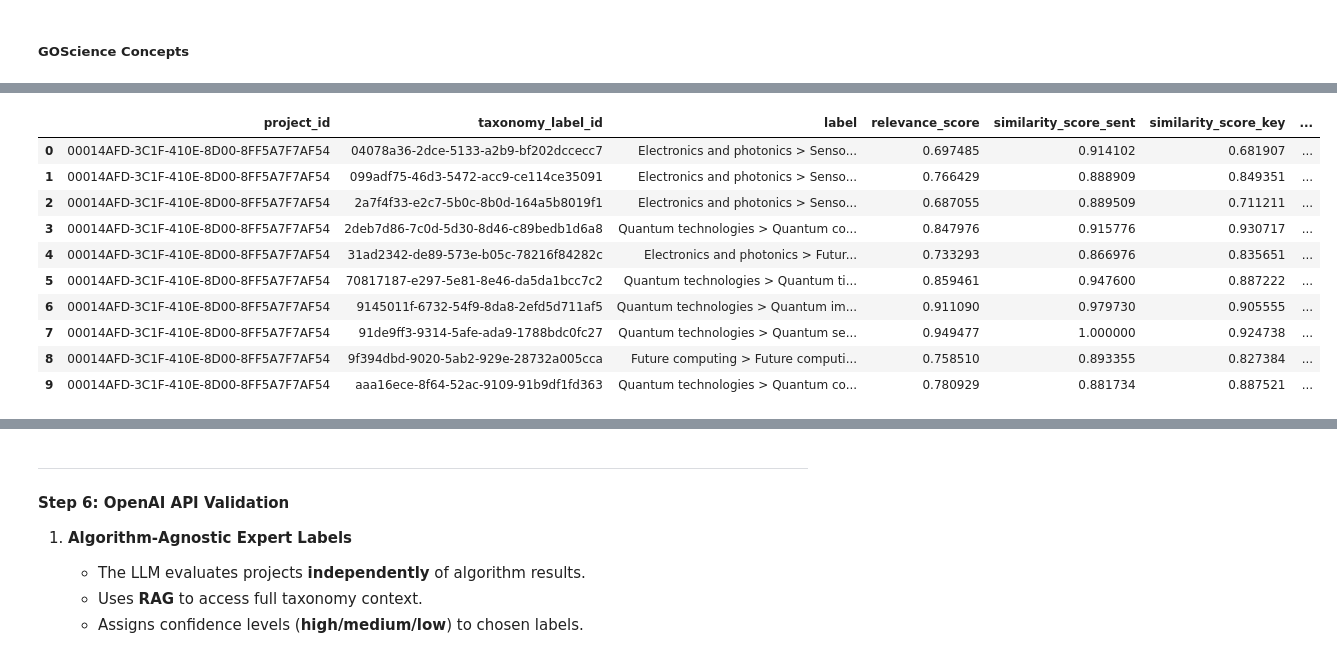
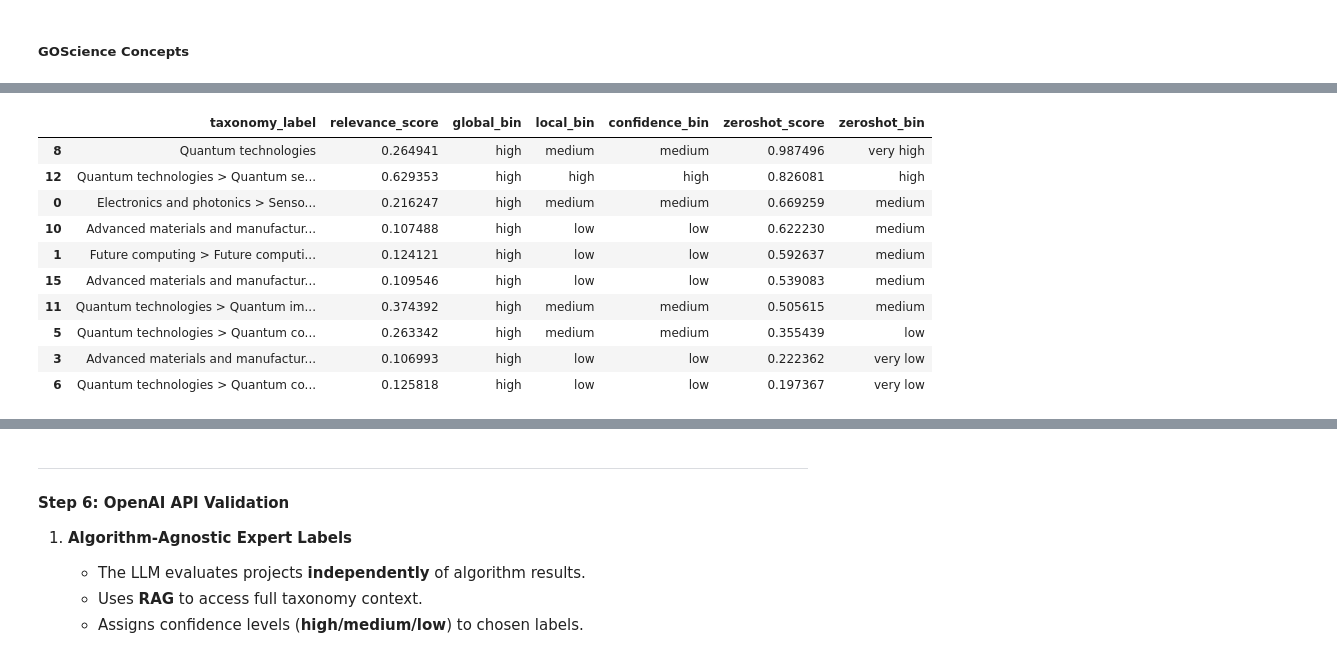
Before and after one commit to innovation-growth-lab/dsit-taxonomies, a Jupyter notebook: notebooks/catch_up_2502.ipynb, the cells around one changed output, grey strips where cells are left out. Cells and saved outputs as stored; diff of their text form; code cells hidden in the pictures.

```diff
--- a/notebooks/catch_up_2502.ipynb
+++ b/notebooks/catch_up_2502.ipynb
@@ -190,5 +175,5 @@ project_sentence_candidates.head(20)
 
   This helps only consider keyword evidence that is sufficiently strong, avoiding noise from weak keyword matches.
 # %%
-project_scores = catalog.load("projects.gtr_data.cwts_scores.detailed")
+project_scores = catalog.load("projects.gtr_data.cwts_scores.granular")
 # %% [output]
@@ -274,5 +259,5 @@ The project aim is to create an innovative packaging solution that is both envir
 # %% [markdown]
 ##### **CWTS Topics**
 # %%
-project_scores_cwts = catalog.load("projects.gtr_data.cwts_scores.aggregated")
+project_scores_cwts = catalog.load("projects.gtr_data.cwts_scores.zeroshot")
 # %% [output]
@@ -294,5 +308,5 @@ project_example2_cwts.head(5)
 ##### **OpenAlex Concepts**
 # %%
 # taxonomy_concepts = catalog.load("taxonomy.oa_concepts.full.db")
-project_scores_concepts = catalog.load("projects.gtr_data.oa_concepts_scores.aggregated")
+project_scores_concepts = catalog.load("projects.gtr_data.oa_concepts_scores.zeroshot")
 # %% [output]
@@ -322,5 +364,5 @@ project_example2_concepts.head(5)
 ##### **GOScience Concepts**
 # %%
 # taxonomy_goscience = catalog.load("taxonomy.goscience.full.db")
-project_scores_goscience = catalog.load("projects.gtr_data.goscience_scores.aggregated")
+project_scores_goscience = catalog.load("projects.gtr_data.goscience_scores.zeroshot")
 # %% [output]
@@ -328,20 +370,32 @@ project_scores_goscience = catalog.load("projects.gtr_data.goscience_scores.aggr
                              (ParquetDataset)...
 # %%
 # consider the same example
-project_example_goscience = project_scores_goscience[project_scores_goscience["project_id"] == project_example_id]
-project_example_goscience.head(10)
+project_example_goscience = project_scores_goscience[
+    project_scores_goscience["project_id"] == project_example_id
+]
+project_example_goscience[
+    [
+        "taxonomy_label",
+        "relevance_score",
+        "global_bin",
+        "local_bin",
+        "confidence_bin",
+        "zeroshot_score",
+        "zeroshot_bin",
+    ]
+].sort_values(by="zeroshot_score", ascending=False).head(10)
 # %% [output]
 [interactive output not drawn]
-|  | project_id | taxonomy_label_id | label | relevance_score | similarity_score_sent | similarity_score_key | ... |
-| 0 | 00014AFD-3C1F-410E-8D00-8FF5A7F7AF54 | 04078a36-2dce-5133-a2b9-bf202dccecc7 | Electronics and photonics > Senso... | 0.697485 | 0.914102 | 0.681907 | ... |
-| 1 | 00014AFD-3C1F-410E-8D00-8FF5A7F7AF54 | 099adf75-46d3-5472-acc9-ce114ce35091 | Electronics and photonics > Senso... | 0.766429 | 0.888909 | 0.849351 | ... |
-| 2 | 00014AFD-3C1F-410E-8D00-8FF5A7F7AF54 | 2a7f4f33-e2c7-5b0c-8b0d-164a5b8019f1 | Electronics and photonics > Senso... | 0.687055 | 0.889509 | 0.711211 | ... |
-| 3 | 00014AFD-3C1F-410E-8D00-8FF5A7F7AF54 | 2deb7d86-7c0d-5d30-8d46-c89bedb1d6a8 | Quantum technologies > Quantum co... | 0.847976 | 0.915776 | 0.930717 | ... |
-| 4 | 00014AFD-3C1F-410E-8D00-8FF5A7F7AF54 | 31ad2342-de89-573e-b05c-78216f84282c | Electronics and photonics > Futur... | 0.733293 | 0.866976 | 0.835651 | ... |
-| 5 | 00014AFD-3C1F-410E-8D00-8FF5A7F7AF54 | 70817187-e297-5e81-8e46-da5da1bcc7c2 | Quantum technologies > Quantum ti... | 0.859461 | 0.947600 | 0.887222 | ... |
-| 6 | 00014AFD-3C1F-410E-8D00-8FF5A7F7AF54 | 9145011f-6732-54f9-8da8-2efd5d711af5 | Quantum technologies > Quantum im... | 0.911090 | 0.979730 | 0.905555 | ... |
-| 7 | 00014AFD-3C1F-410E-8D00-8FF5A7F7AF54 | 91de9ff3-9314-5afe-ada9-1788bdc0fc27 | Quantum technologies > Quantum se... | 0.949477 | 1.000000 | 0.924738 | ... |
-| 8 | 00014AFD-3C1F-410E-8D00-8FF5A7F7AF54 | 9f394dbd-9020-5ab2-929e-28732a005cca | Future computing > Future computi... | 0.758510 | 0.893355 | 0.827384 | ... |
-| 9 | 00014AFD-3C1F-410E-8D00-8FF5A7F7AF54 | aaa16ece-8f64-52ac-9109-91b9df1fd363 | Quantum technologies > Quantum co... | 0.780929 | 0.881734 | 0.887521 | ... |
+|  | taxonomy_label | relevance_score | global_bin | local_bin | confidence_bin | zeroshot_score | zeroshot_bin |
+| 8 | Quantum technologies | 0.264941 | high | medium | medium | 0.987496 | very high |
+| 12 | Quantum technologies > Quantum se... | 0.629353 | high | high | high | 0.826081 | high |
+| 0 | Electronics and photonics > Senso... | 0.216247 | high | medium | medium | 0.669259 | medium |
+| 10 | Advanced materials and manufactur... | 0.107488 | high | low | low | 0.622230 | medium |
+| 1 | Future computing > Future computi... | 0.124121 | high | low | low | 0.592637 | medium |
+| 15 | Advanced materials and manufactur... | 0.109546 | high | low | low | 0.539083 | medium |
+| 11 | Quantum technologies > Quantum im... | 0.374392 | high | medium | medium | 0.505615 | medium |
+| 5 | Quantum technologies > Quantum co... | 0.263342 | high | medium | medium | 0.355439 | low |
+| 3 | Advanced materials and manufactur... | 0.106993 | high | low | low | 0.222362 | very low |
+| 6 | Quantum technologies > Quantum co... | 0.125818 | high | low | low | 0.197367 | very low |
 # %%
 # consider the same second example
```
Also changed, not shown: parts of 43 cells of this notebook, 5 other files.
